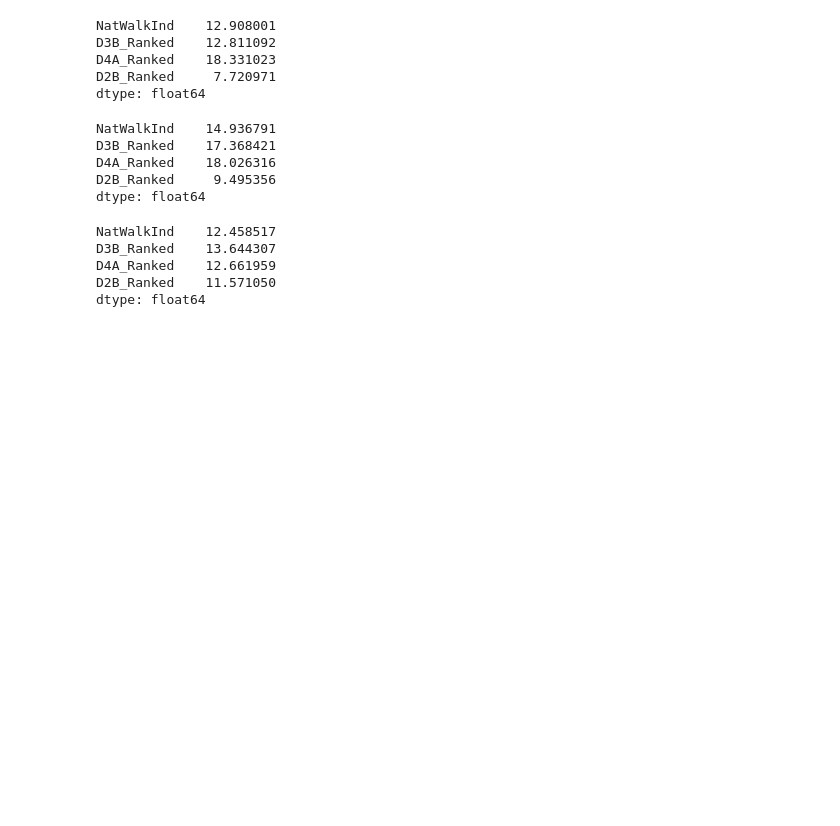
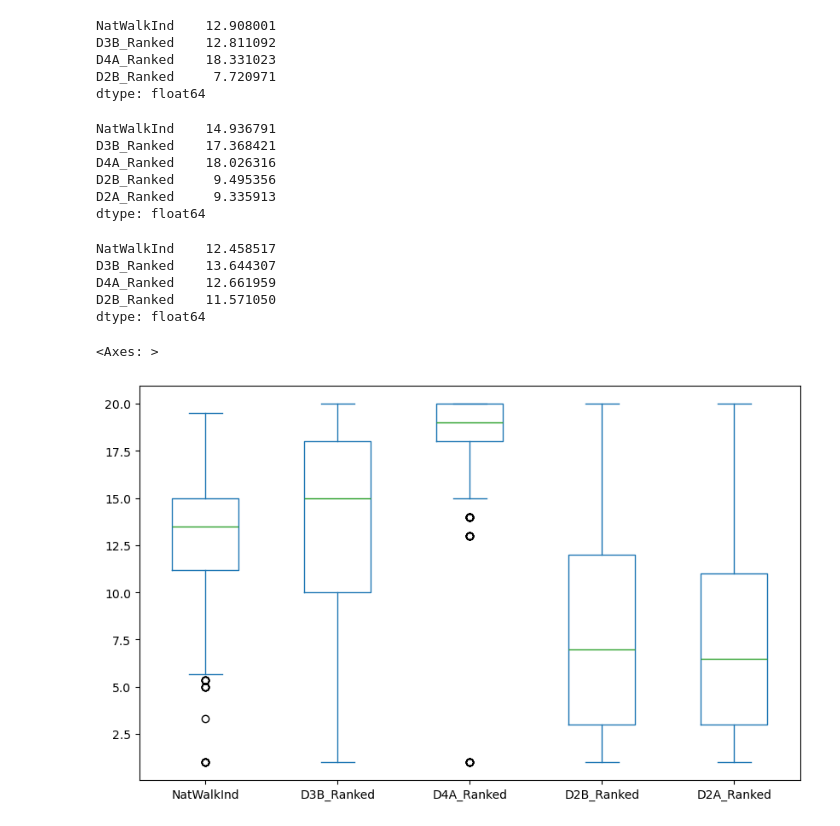
Before and after one commit to heidthecamp/CU-VIRT-AI-PT-03-2024-U-LOLC-PROJECT-1, a Jupyter notebook: combining_data.ipynb, the cells around one changed output. Cells and saved outputs as stored; diff of their text form; code cells hidden in the pictures; blank space fills up the shorter version.

```diff
--- a/combining_data.ipynb
+++ b/combining_data.ipynb
@@ -395,12 +395,13 @@ boston_fips = fips[(fips['CountyName'].str.contains('Suffolk')) & (fips['StateNa
 
 boston_walkindex = walkability_df[(walkability_df['STATEFP'] == boston_fips['StateFIPS'].values[0]) & (walkability_df['COUNTYFP'] == boston_fips['CountyFIPS_3'].values[0])]
 # %%
-boston_walkindex[['NatWalkInd', 'D3B_Ranked', 'D4A_Ranked', 'D2B_Ranked']].mean()
+boston_walkindex[['NatWalkInd', 'D3B_Ranked', 'D4A_Ranked', 'D2B_Ranked', 'D2A_Ranked']].mean()
 # %% [output]
 NatWalkInd    14.936791
 D3B_Ranked    17.368421
 D4A_Ranked    18.026316
 D2B_Ranked     9.495356
+D2A_Ranked     9.335913
 dtype: float64
 # %%
 cambridge_fips = fips[(fips['CountyName'].str.contains('Middlesex')) & (fips['StateName'].str.contains('Massachusetts'))]
@@ -412,3 +413,9 @@ D3B_Ranked    13.644307
 D4A_Ranked    12.661959
 D2B_Ranked    11.571050
 dtype: float64
+# %%
+# plot the walkability index for bronx as a boxplot
+bronx_walkindex[['NatWalkInd', 'D3B_Ranked', 'D4A_Ranked', 'D2B_Ranked', 'D2A_Ranked']].plot(kind='box', figsize=(10, 6))
+# %% [output]
+<Axes: >
+[figure, added]
```
Also changed, not shown: parts of 1 cell of this notebook, 3 other files.
